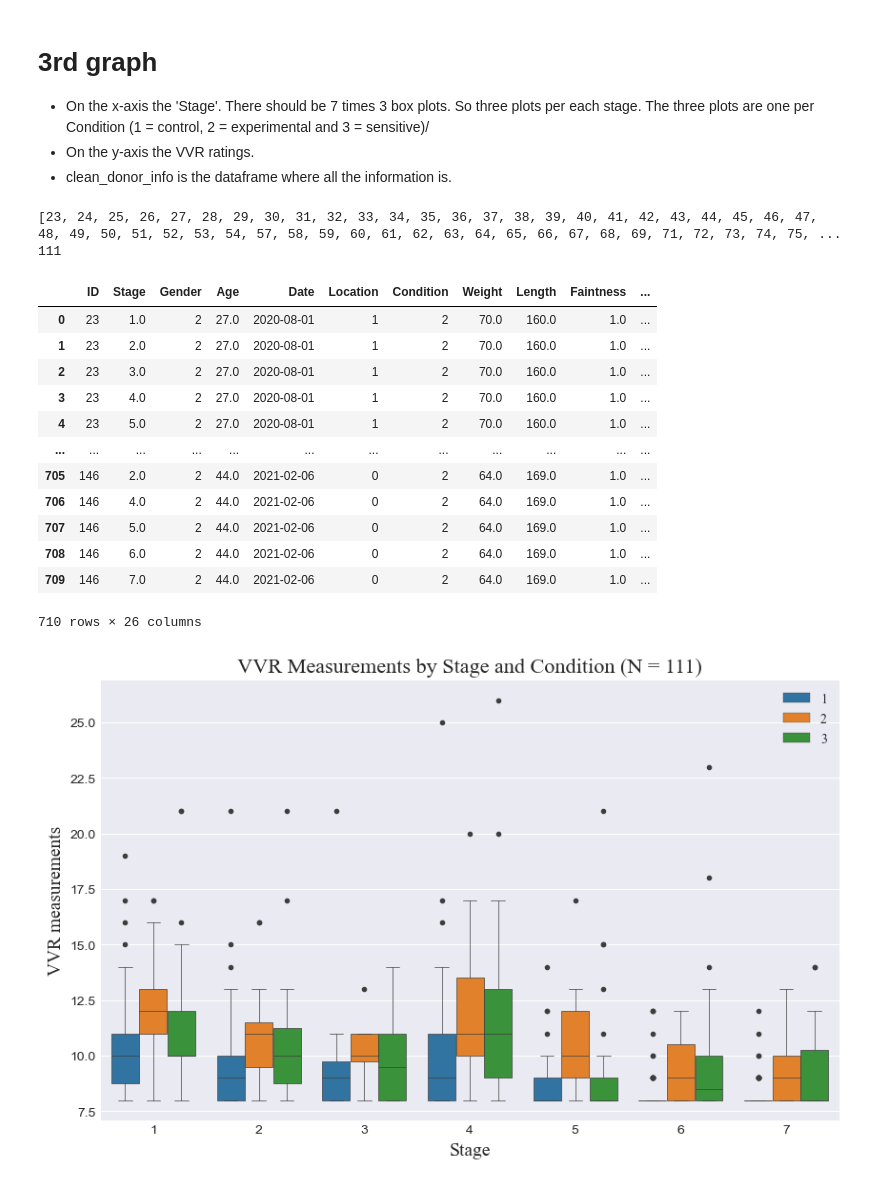
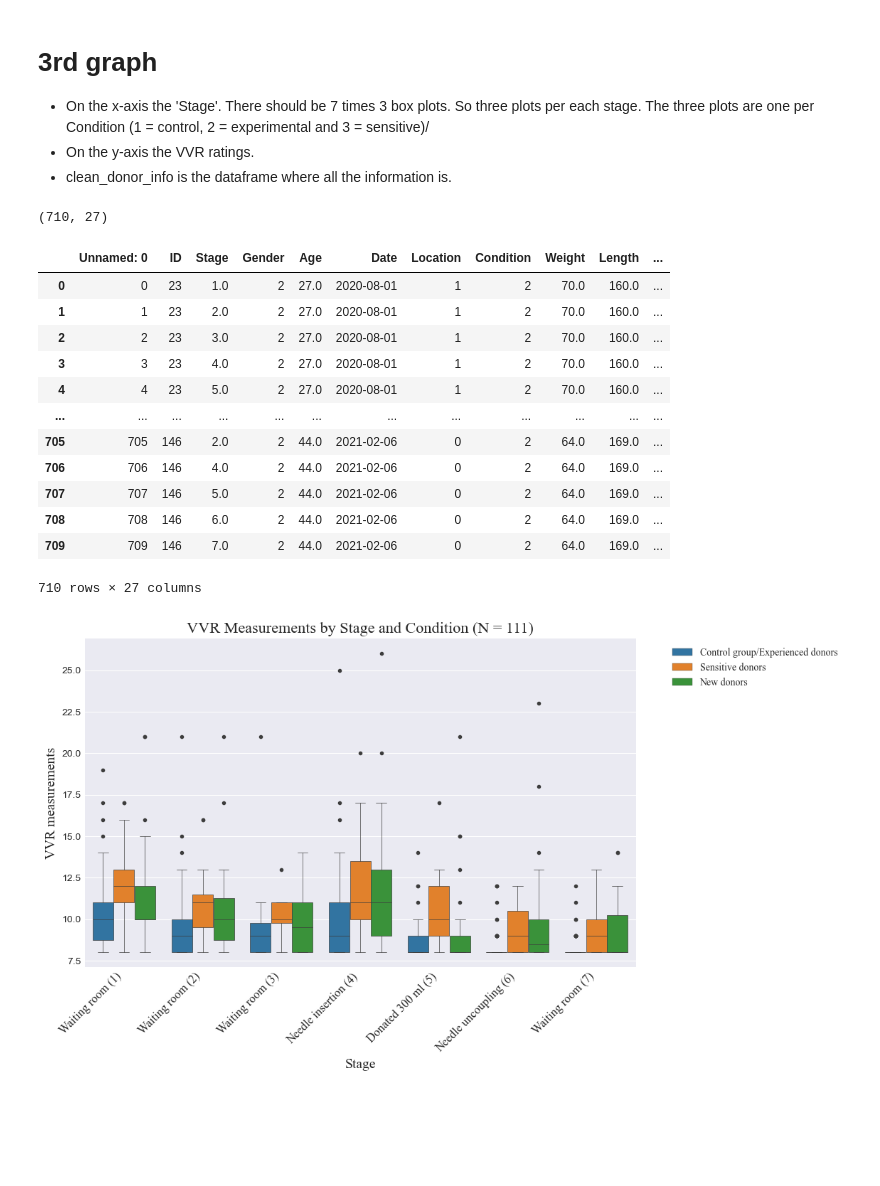
Before and after one commit to DionneSpaltman/predicting_VVR, a Jupyter notebook: visualization/visualization.ipynb, the cells around one changed output. Cells and saved outputs as stored; diff of their text form; code cells hidden in the pictures; blank space fills up the shorter version.

Commit message:
Made a new graph and edited an older one

```diff
--- a/visualization/visualization.ipynb
+++ b/visualization/visualization.ipynb
@@ -150,65 +150,64 @@ plt.show()
 - On the y-axis the VVR ratings.
 - clean_donor_info is the dataframe where all the information is.
 # %%
-unstandardized_complete_dataset = pandas.read_csv("/Users/dionnespaltman/Desktop/V6/extracted_features_03-06-2024.csv")
+filtered_donor_info = pandas.read_csv("/Users/dionnespaltman/Desktop/V6/filtered_donor_info_03-06-2024.csv")
 
-# Get the list of IDs
-list_of_ids = unstandardized_complete_dataset['ID'].tolist()
-
-# Print the list of IDs
-print(list_of_ids)
-print(len(list_of_ids))
+print(filtered_donor_info.shape)
 # %% [output]
-[23, 24, 25, 26, 27, 28, 29, 30, 31, 32, 33, 34, 35, 36, 37, 38, 39, 40, 41, 42, 43, 44, 45, 46, 47, 48, 49, 50, 51, 52, 53, 54, 57, 58, 59, 60, 61, 62, 63, 64, 65, 66, 67, 68, 69, 71, 72, 73, 74, 75, ...
-111
+(710, 27)
 # %%
 display(filtered_donor_info)
 # %% [output]
-|  | ID | Stage | Gender | Age | Date | Location | Condition | Weight | Length | Faintness | ... |
-| 0 | 23 | 1.0 | 2 | 27.0 | 2020-08-01 | 1 | 2 | 70.0 | 160.0 | 1.0 | ... |
-| 1 | 23 | 2.0 | 2 | 27.0 | 2020-08-01 | 1 | 2 | 70.0 | 160.0 | 1.0 | ... |
-| 2 | 23 | 3.0 | 2 | 27.0 | 2020-08-01 | 1 | 2 | 70.0 | 160.0 | 1.0 | ... |
-| 3 | 23 | 4.0 | 2 | 27.0 | 2020-08-01 | 1 | 2 | 70.0 | 160.0 | 1.0 | ... |
-| 4 | 23 | 5.0 | 2 | 27.0 | 2020-08-01 | 1 | 2 | 70.0 | 160.0 | 1.0 | ... |
+|  | Unnamed: 0 | ID | Stage | Gender | Age | Date | Location | Condition | Weight | Length | ... |
+| 0 | 0 | 23 | 1.0 | 2 | 27.0 | 2020-08-01 | 1 | 2 | 70.0 | 160.0 | ... |
+| 1 | 1 | 23 | 2.0 | 2 | 27.0 | 2020-08-01 | 1 | 2 | 70.0 | 160.0 | ... |
+| 2 | 2 | 23 | 3.0 | 2 | 27.0 | 2020-08-01 | 1 | 2 | 70.0 | 160.0 | ... |
+| 3 | 3 | 23 | 4.0 | 2 | 27.0 | 2020-08-01 | 1 | 2 | 70.0 | 160.0 | ... |
+| 4 | 4 | 23 | 5.0 | 2 | 27.0 | 2020-08-01 | 1 | 2 | 70.0 | 160.0 | ... |
 | ... | ... | ... | ... | ... | ... | ... | ... | ... | ... | ... | ... |
-| 705 | 146 | 2.0 | 2 | 44.0 | 2021-02-06 | 0 | 2 | 64.0 | 169.0 | 1.0 | ... |
-| 706 | 146 | 4.0 | 2 | 44.0 | 2021-02-06 | 0 | 2 | 64.0 | 169.0 | 1.0 | ... |
-| 707 | 146 | 5.0 | 2 | 44.0 | 2021-02-06 | 0 | 2 | 64.0 | 169.0 | 1.0 | ... |
-| 708 | 146 | 6.0 | 2 | 44.0 | 2021-02-06 | 0 | 2 | 64.0 | 169.0 | 1.0 | ... |
-| 709 | 146 | 7.0 | 2 | 44.0 | 2021-02-06 | 0 | 2 | 64.0 | 169.0 | 1.0 | ... |
+| 705 | 705 | 146 | 2.0 | 2 | 44.0 | 2021-02-06 | 0 | 2 | 64.0 | 169.0 | ... |
+| 706 | 706 | 146 | 4.0 | 2 | 44.0 | 2021-02-06 | 0 | 2 | 64.0 | 169.0 | ... |
+| 707 | 707 | 146 | 5.0 | 2 | 44.0 | 2021-02-06 | 0 | 2 | 64.0 | 169.0 | ... |
+| 708 | 708 | 146 | 6.0 | 2 | 44.0 | 2021-02-06 | 0 | 2 | 64.0 | 169.0 | ... |
+| 709 | 709 | 146 | 7.0 | 2 | 44.0 | 2021-02-06 | 0 | 2 | 64.0 | 169.0 | ... |
-710 rows × 26 columns
+710 rows × 27 columns
 # %%
 import matplotlib.pyplot as plt
 import seaborn as sns
 
 # Set the style
 plt.style.use('seaborn-darkgrid')
 
 # Set up the figure and axes
 fig, ax = plt.subplots(figsize=(10, 6))
 
-# Define the order of conditions
+# Define the order and labels of conditions
 condition_order = [1, 2, 3]
+condition_labels = ['Control group/Experienced donors', 'Sensitive donors', 'New donors']
+
+# Define the labels for the stages
+stage_labels = ['Waiting room (1)', 'Waiting room (2)', 'Waiting room (3)', 'Needle insertion (4)', 'Donated 300 ml (5)', 'Needle uncoupling (6)', 'Waiting room (7)']
 
 # Plot boxplots for each stage and condition
 sns.boxplot(x='Stage', y='Sum_VVR', hue='Condition', data=filtered_donor_info, order=range(1, 8), hue_order=condition_order, linewidth=0.5, flierprops=dict(marker='o', markersize=3))
 
 # Move the legend to the right of the graph
-plt.legend(title='Condition', bbox_to_anchor=(1.05, 1), loc='upper left')
+handles, _ = ax.get_legend_handles_labels()
+plt.legend(handles, condition_labels, bbox_to_anchor=(1.05, 1), loc='upper left', prop={'family': 'Times New Roman'})
 
 # Set labels for x-axis and y-axis and title
 plt.xlabel('Stage', fontsize=14, fontname='Times New Roman')
-plt.ylabel('VVR measurements',  fontsize=14, fontname='Times New Roman')
+plt.ylabel('VVR measurements', fontsize=14, fontname='Times New Roman')
 plt.title('VVR Measurements by Stage and Condition (N = 111)', fontsize=16, fontname='Times New Roman')
 
-# Add legend with Times New Roman font
-plt.legend(prop={'family': 'Times New Roman'})
+# Set custom labels for the x-axis with a tilt
+ax.set_xticklabels(stage_labels, fontsize=12, fontname='Times New Roman', rotation=45, ha='right')
 
 # Remove the top and right spines
 plt.gca().spines['top'].set_visible(False)
 plt.gca().spines['right'].set_visible(False)
 
 # Show the plot
 plt.show()
 # %% [output]
-[figure, old version]
+[figure, new version]
```
Also changed, not shown: 3 other files.
